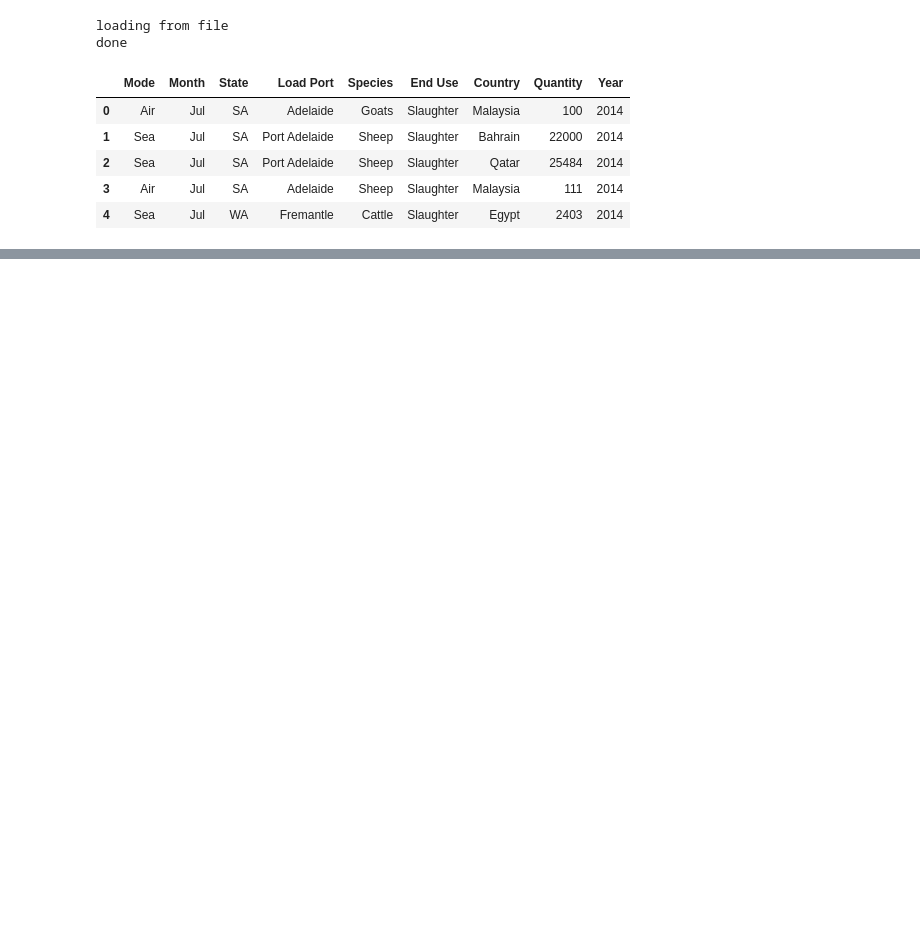
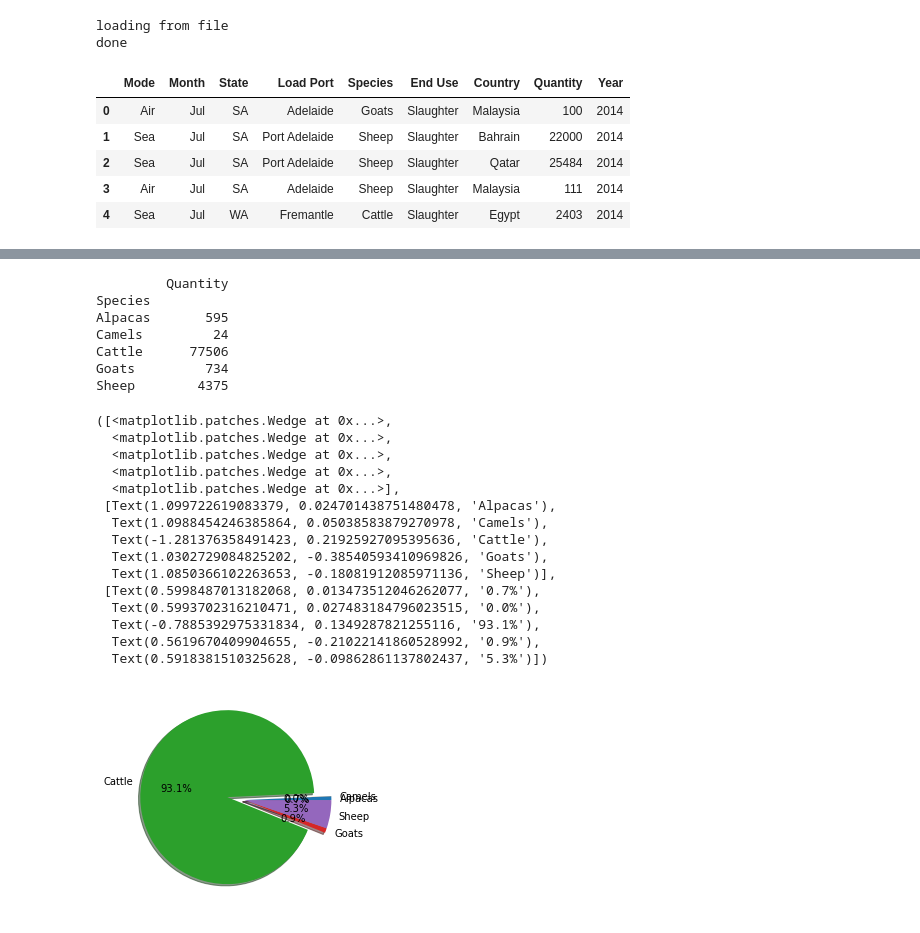
Before and after one commit to D-Wild/data_project, a Jupyter notebook: CODE.ipynb, the cells around one changed output, grey strips where cells are left out. Cells and saved outputs as stored; diff of their text form; code cells hidden in the pictures; blank space fills up the shorter version.

```diff
--- a/CODE.ipynb
+++ b/CODE.ipynb
@@ -33,0 +115,38 @@ print (Total)
+# %%
+vic_ld_2014 = ld.loc[(ld['State'] == 'VIC') & (ld['Year'] == 2014)]
+vic_ld_2014_species = vic_ld_2014.groupby(['Species']).sum()
+vic_ld_2014_species_culled = vic_ld_2014_species.drop(columns=['Year'])
+
+print(vic_ld_2014_species_culled)
+
+Alpacas = vic_ld_2014_species_culled.iloc[0,0]
+Camels = vic_ld_2014_species_culled.iloc[1,0]
+Cattle = vic_ld_2014_species_culled.iloc[2,0]
+Goats = vic_ld_2014_species_culled.iloc[3,0]
+Sheep = vic_ld_2014_species_culled.iloc[4,0]
+
+plt.pie([Alpacas, Camels, Cattle, Goats, Sheep], labels= ['Alpacas', 'Camels', 'Cattle', 'Goats', 'Sheep'], shadow=True, autopct='%1.1f%%', explode= (0, 0, 0.2, 0, 0))
+# %% [output]
+         Quantity
+Species
+Alpacas       595
+Camels         24
+Cattle      77506
+Goats         734
+Sheep        4375
+([<matplotlib.patches.Wedge at 0x...>,
+  <matplotlib.patches.Wedge at 0x...>,
+  <matplotlib.patches.Wedge at 0x...>,
+  <matplotlib.patches.Wedge at 0x...>,
+  <matplotlib.patches.Wedge at 0x...>],
+ [Text(1.099722619083379, 0.024701438751480478, 'Alpacas'),
+  Text(1.0988454246385864, 0.05038583879270978, 'Camels'),
+  Text(-1.281376358491423, 0.21925927095395636, 'Cattle'),
+  Text(1.0302729084825202, -0.38540593410969826, 'Goats'),
+  Text(1.0850366102263653, -0.18081912085971136, 'Sheep')],
+ [Text(0.5998487013182068, 0.013473512046262077, '0.7%'),
+  Text(0.5993702316210471, 0.027483184796023515, '0.0%'),
+  Text(-0.7885392975331834, 0.1349287821255116, '93.1%'),
+  Text(0.5619670409904655, -0.21022141860528992, '0.9%'),
+  Text(0.5918381510325628, -0.09862861137802437, '5.3%')])
+[figure, added]
```
Also changed, not shown: parts of 6 cells of this notebook.
